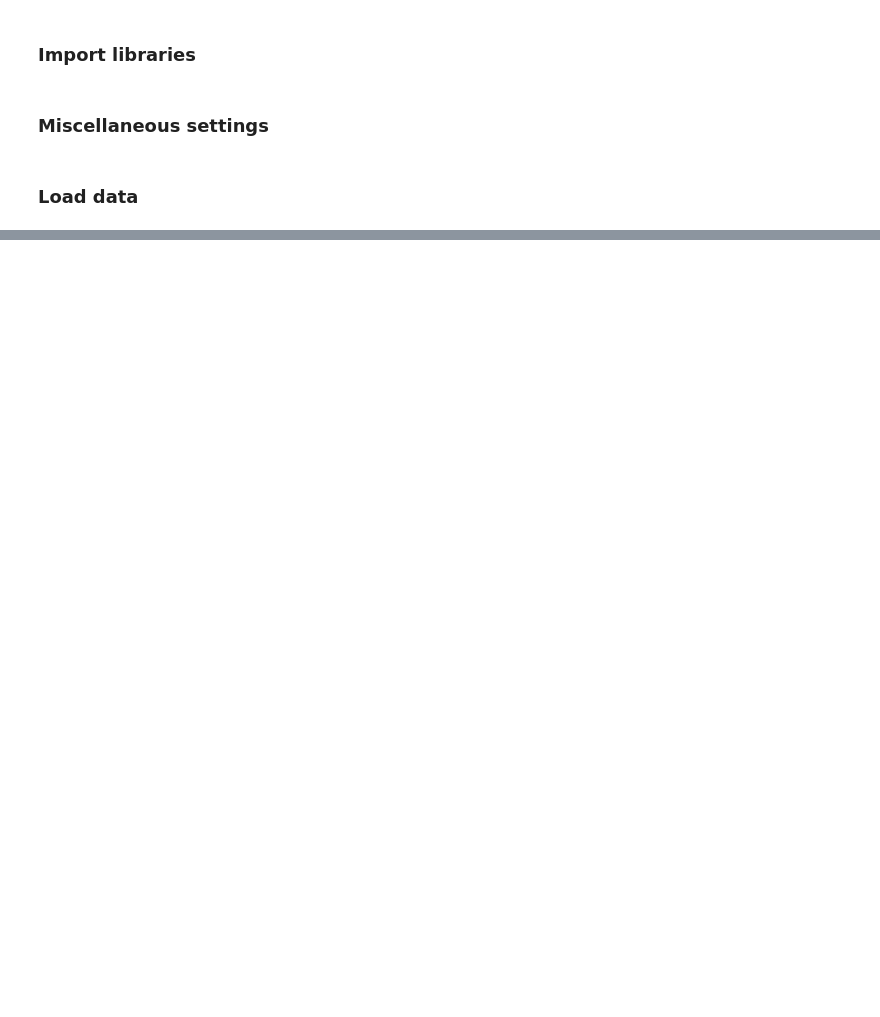
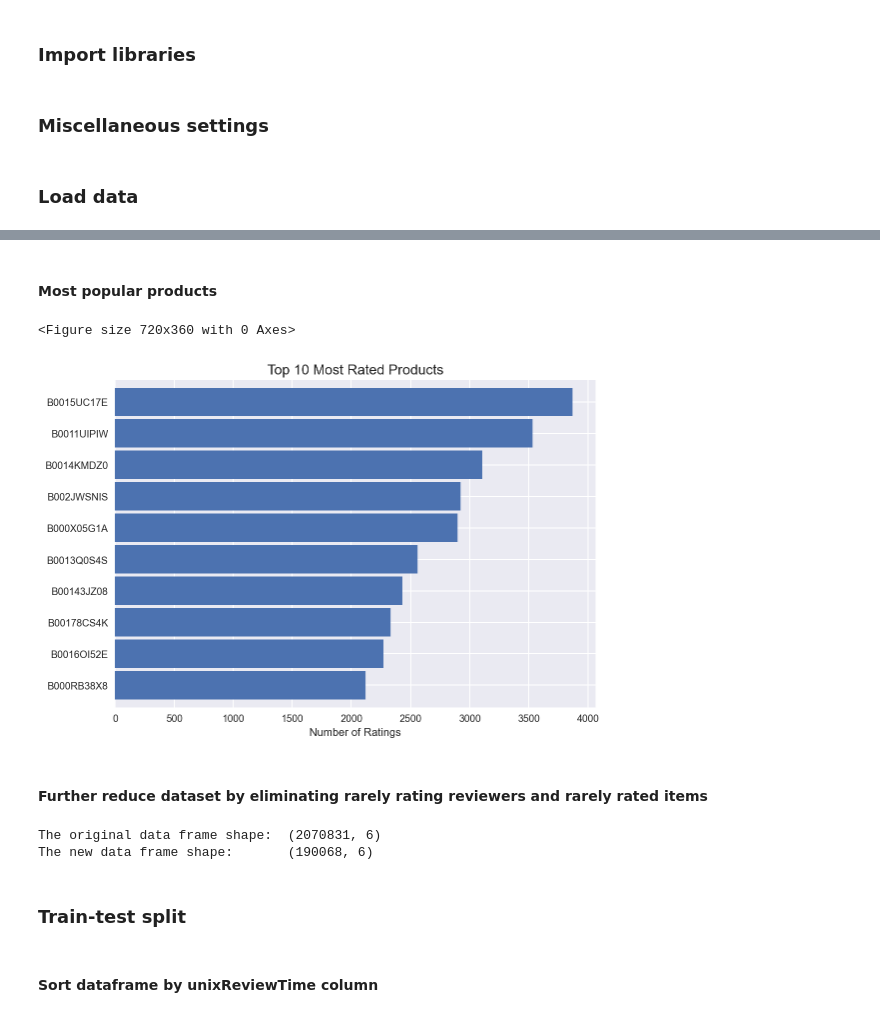
Before and after one commit to oort77/OTUS_PRO_HW7, a Jupyter notebook: main.ipynb, the cells around one changed output, grey strips where cells are left out. Cells and saved outputs as stored; diff of their text form; code cells hidden in the pictures; blank space fills up the shorter version.

```diff
--- a/main.ipynb
+++ b/main.ipynb
@@ -106,0 +200,38 @@ df['asin'].nunique()
+# %% [markdown]
+#### Most popular products
+# %%
+plt.figure(figsize=(10,5))
+
+# Plot 10 most common products purchased
+_, ax = plt.subplots()
+df.asin.value_counts()[:10].sort_values().plot(kind='barh', width=0.9)#, ax=ax1)
+ax.set_xlabel('Number of Ratings')
+ax.set_title('Top 10 Most Rated Products', fontsize=14)
+
+sns.despine(top=True, right=True)
+plt.tight_layout()
+plt.show()
+# %% [output]
+<Figure size 720x360 with 0 Axes>
+[figure, added]
+# %% [markdown]
+#### Further reduce dataset by eliminating rarely rating reviewers and rarely rated items
+# %%
+min_asin_ratings = 200
+filter_asin = df['asin'].value_counts() > min_asin_ratings
+filter_asin = filter_asin[filter_asin].index.tolist()
+
+min_user_ratings = 10
+filter_users = df['reviewerID'].value_counts() > min_user_ratings
+filter_users = filter_users[filter_users].index.tolist()
+
+df_new = df[(df['asin'].isin(filter_asin)) & (df['reviewerID'].isin(filter_users))]
+print(f'The original data frame shape:\t{df.shape}')
+print(f'The new data frame shape:\t{df_new.shape}')
+# %% [output]
+The original data frame shape:  (2070831, 6)
+The new data frame shape:       (190068, 6)
+# %% [markdown]
+###  Train-test split
+# %% [markdown]
+#### Sort dataframe by unixReviewTime column
```
Also changed, not shown: parts of 90 cells of this notebook, 2 other files.
